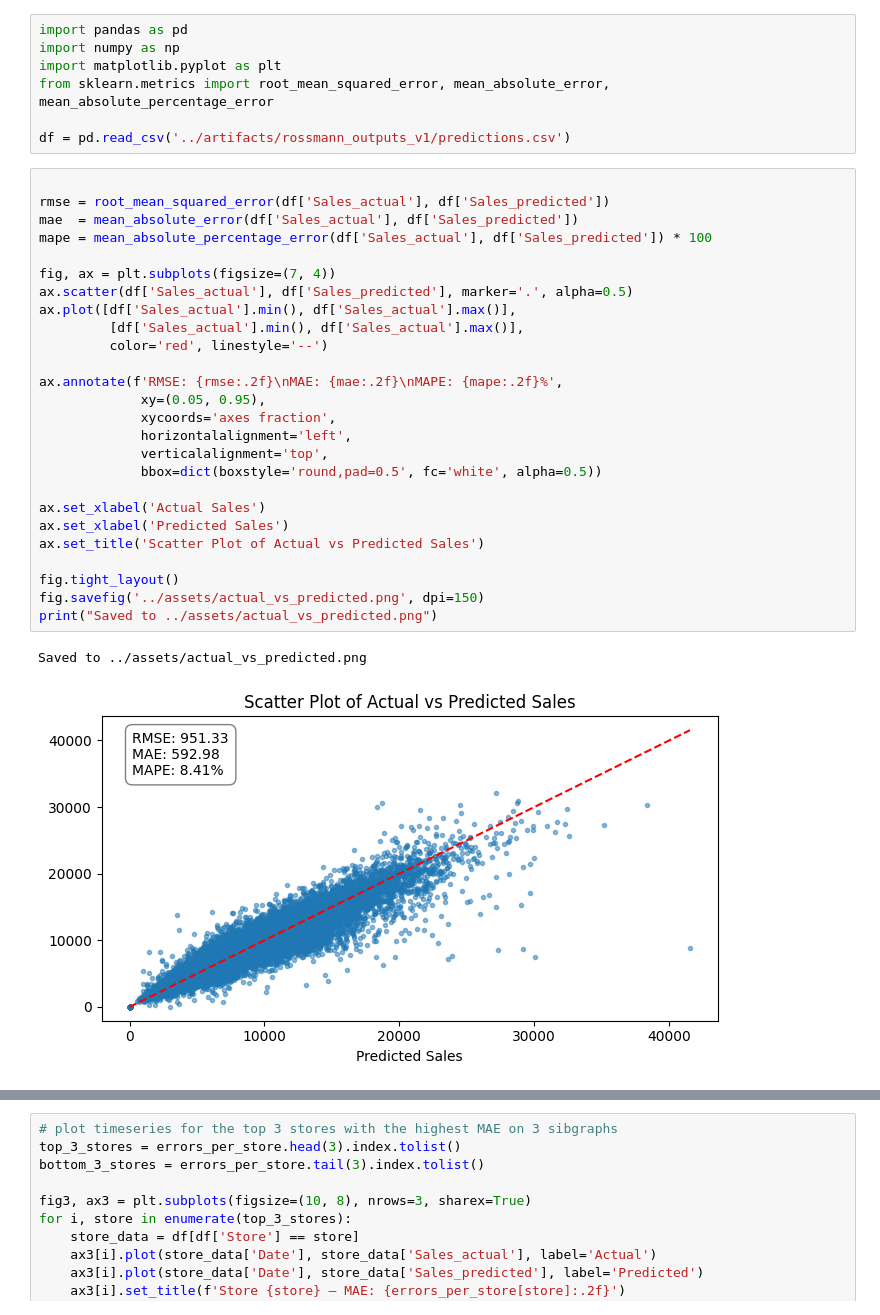
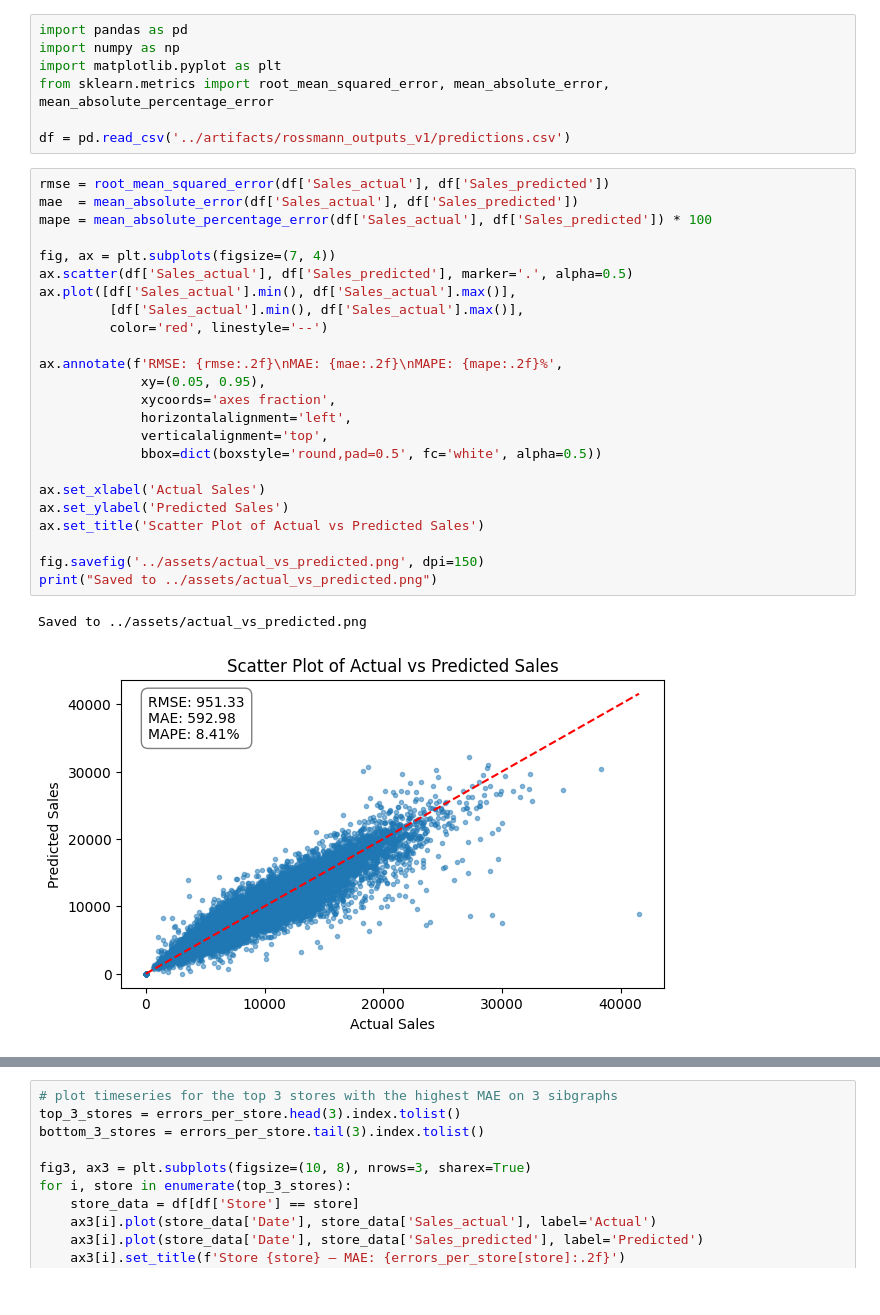
Before and after one commit to Miltos-90/Rossmann_Store_Sales_Forecasting, a Jupyter notebook: notebooks/results_analysis.ipynb, the cells around one changed output, grey strips where cells are left out. Drawn from its saved outputs; the diff is of its cells as text.

Commit message:
graphs

```diff
--- a/notebooks/results_analysis.ipynb
+++ b/notebooks/results_analysis.ipynb
@@ -6,34 +6,32 @@ from sklearn.metrics import root_mean_squared_error, mean_absolute_error, mean_a
 
 df = pd.read_csv('../artifacts/rossmann_outputs_v1/predictions.csv')
 # %%
-
 rmse = root_mean_squared_error(df['Sales_actual'], df['Sales_predicted'])
 mae  = mean_absolute_error(df['Sales_actual'], df['Sales_predicted'])
 mape = mean_absolute_percentage_error(df['Sales_actual'], df['Sales_predicted']) * 100
 
 fig, ax = plt.subplots(figsize=(7, 4))
 ax.scatter(df['Sales_actual'], df['Sales_predicted'], marker='.', alpha=0.5)
 ax.plot([df['Sales_actual'].min(), df['Sales_actual'].max()],
          [df['Sales_actual'].min(), df['Sales_actual'].max()],
          color='red', linestyle='--')
 
 ax.annotate(f'RMSE: {rmse:.2f}\nMAE: {mae:.2f}\nMAPE: {mape:.2f}%',
              xy=(0.05, 0.95),
              xycoords='axes fraction',
              horizontalalignment='left',
              verticalalignment='top',
              bbox=dict(boxstyle='round,pad=0.5', fc='white', alpha=0.5))
 
 ax.set_xlabel('Actual Sales')
-ax.set_xlabel('Predicted Sales')
+ax.set_ylabel('Predicted Sales')
 ax.set_title('Scatter Plot of Actual vs Predicted Sales')
 
-fig.tight_layout()
 fig.savefig('../assets/actual_vs_predicted.png', dpi=150)
 print("Saved to ../assets/actual_vs_predicted.png")
 # %% [output]
 Saved to ../assets/actual_vs_predicted.png
-[figure, old version]
+[figure, new version]
 # %%
 errors_per_store = (df
                     .groupby('Store')
```
Also changed, not shown: parts of 1 cell of this notebook, 1 other file.
